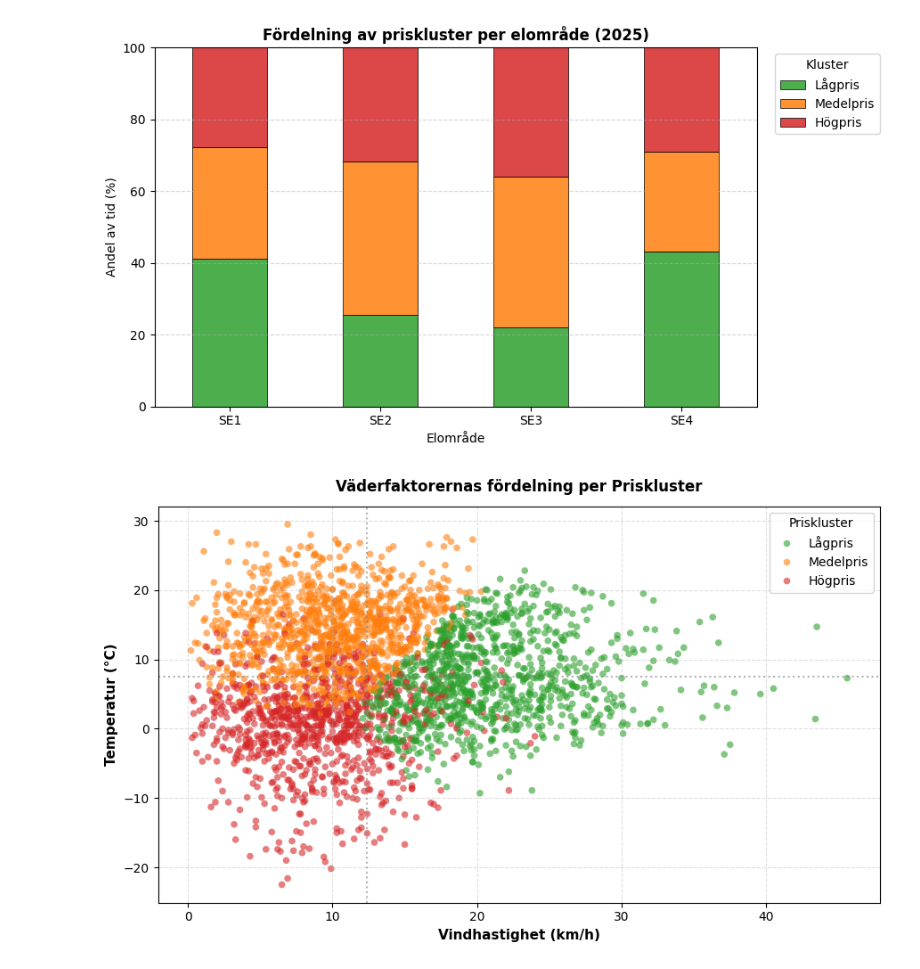
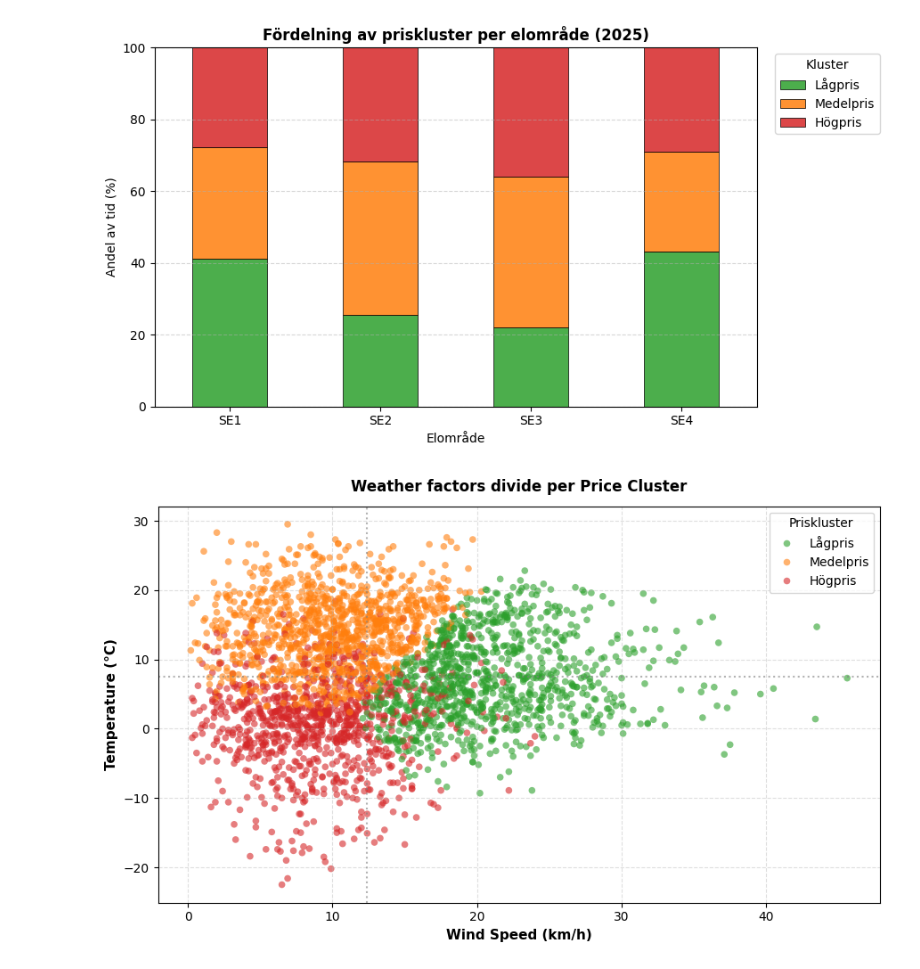
Before and after one commit to Grevendev/Predictor, a Jupyter notebook: models/clustering.ipynb, the cells around one changed output. Cells and saved outputs as stored; diff of their text form; code cells hidden in the pictures.

```diff
--- a/models/clustering.ipynb
+++ b/models/clustering.ipynb
@@ -230,34 +230,34 @@ palette = {
 plt.figure(figsize=(9, 5.5))
 sns.scatterplot(
     data=sample_df,
     x="wind_speed_kmh",
     y="temperature_c",
     hue="price_cluster",
     hue_order=["Lågpris", "Medelpris", "Högpris"],
     palette=palette,
     alpha=0.6,
     edgecolor="none",
     s=30,
 )
 
 plt.title(
-    "Väderfaktorernas fördelning per Priskluster",
+    "Weather factors divide per Price Cluster",
     fontsize=12,
     fontweight="bold",
     pad=12,
 )
-plt.xlabel("Vindhastighet (km/h)", fontsize=11, fontweight="bold")
-plt.ylabel("Temperatur (°C)", fontsize=11, fontweight="bold")
+plt.xlabel("Wind Speed (km/h)", fontsize=11, fontweight="bold")
+plt.ylabel("Temperature (°C)", fontsize=11, fontweight="bold")
 plt.axvline(
     x=sample_df["wind_speed_kmh"].median(), color="gray", linestyle=":", alpha=0.6
 )
 plt.axhline(
     y=sample_df["temperature_c"].median(), color="gray", linestyle=":", alpha=0.6
 )
 
 plt.legend(title="Priskluster", frameon=True, loc="upper right")
 plt.grid(True, linestyle="--", alpha=0.4)
 plt.tight_layout()
 plt.show()
 # %% [output]
-[figure, old version]
+[figure, new version]
```
